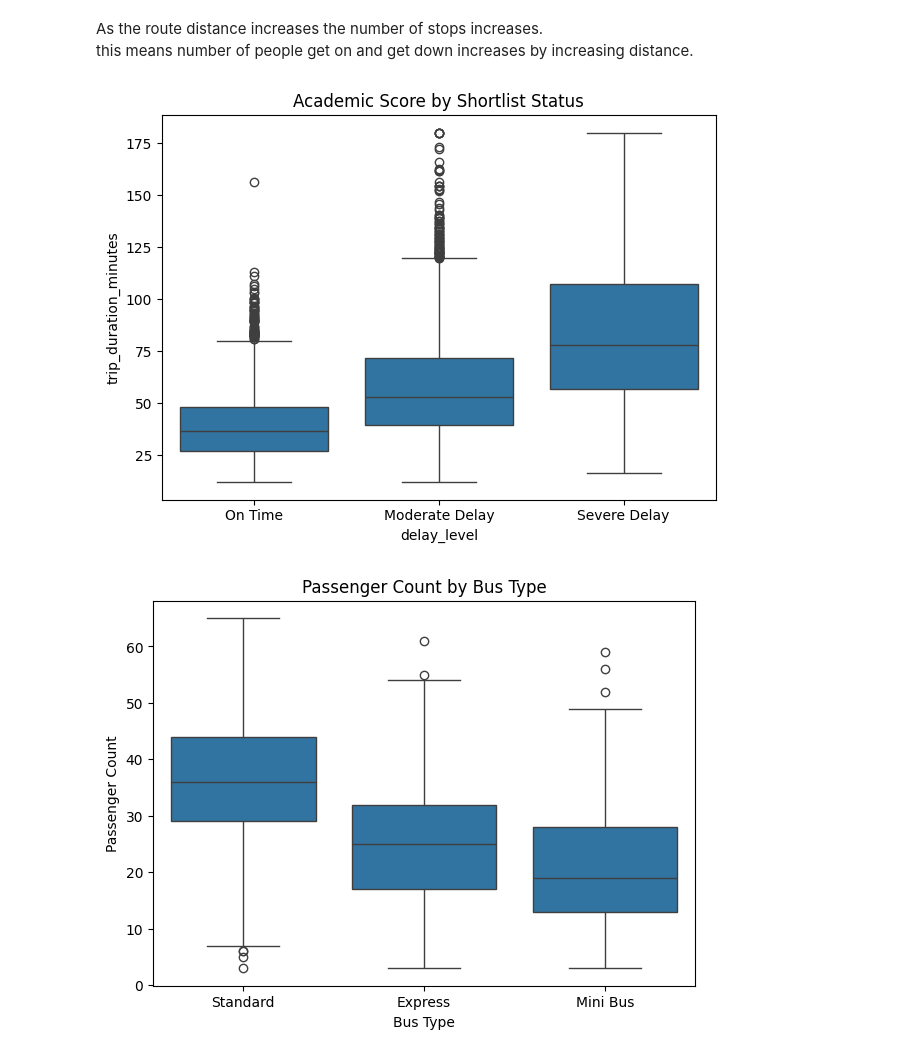
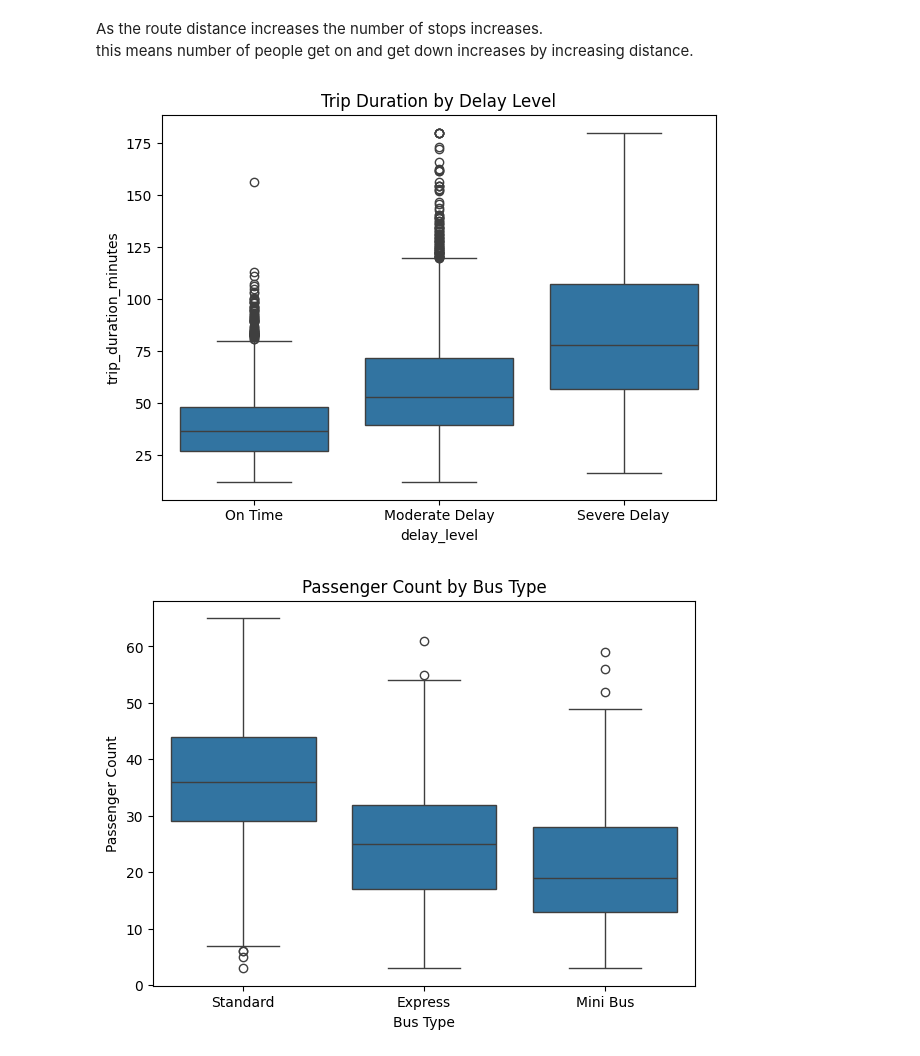
Before and after one commit to BinEmad7/deci_project-L4_term2, a Jupyter notebook: EYOUTH-31002101601472_bus_operations_project.ipynb, the cells around one changed output. Drawn from its saved outputs; the diff is of its cells as text; code cells hidden in the pictures.

```diff
--- a/working_file.ipynb
+++ b/EYOUTH-31002101601472_bus_operations_project.ipynb
@@ -197,12 +198,14 @@ plt.show()
 As the route distance increases the number of stops increases. <br>
 this means number of people get on and get down increases by increasing distance.
 # %%
+#Does trip duration differ across delay levels?
+
 sns.boxplot(data=df, x='delay_level', y='trip_duration_minutes', order=['On Time', 'Moderate Delay', "Severe Delay"])
-plt.title('Academic Score by Shortlist Status')
+plt.title('Trip Duration by Delay Level')
 plt.tight_layout()
 plt.show()
 # %% [output]
-[figure, old version]
+[figure, new version]
 # %%
 #Does passenger count vary across bus types?
 
```
Also changed, not shown: parts of 10 cells of this notebook, 2 other files.
